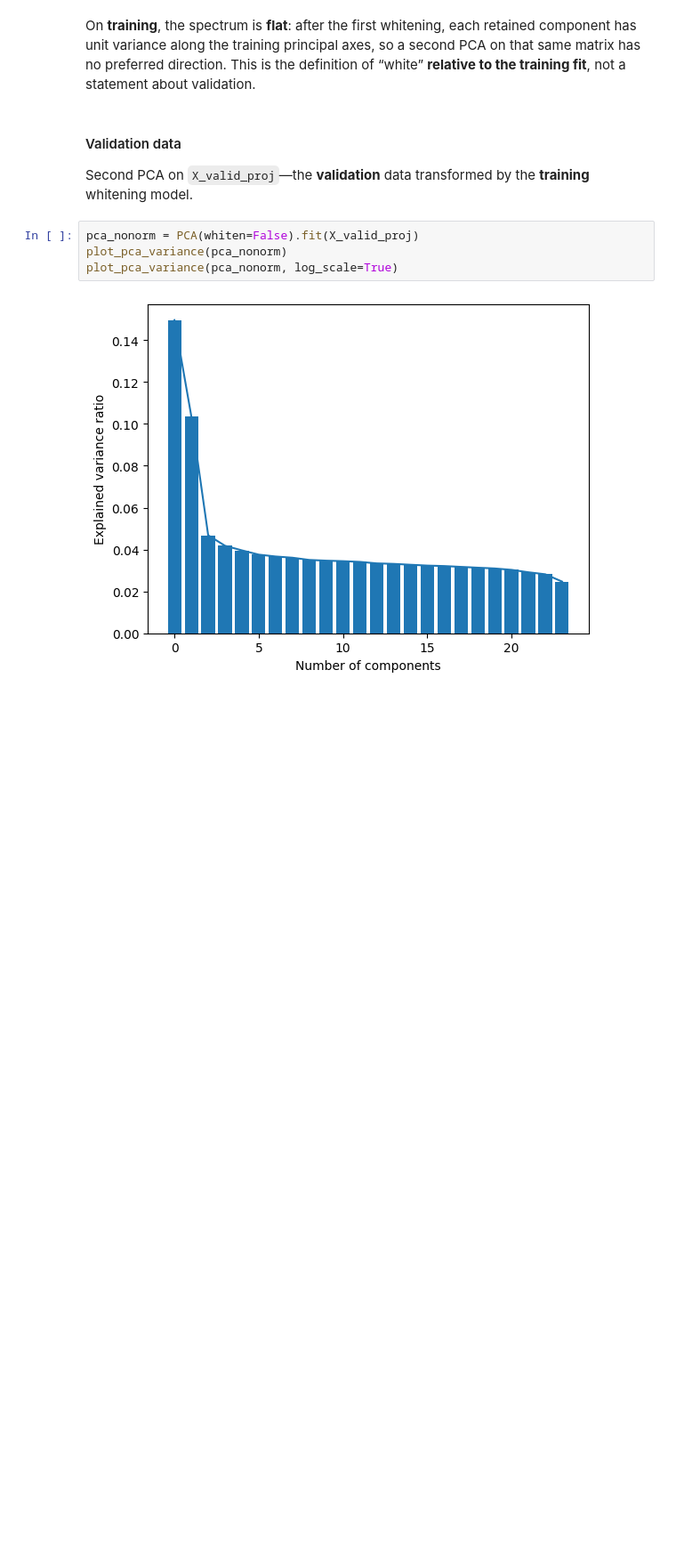
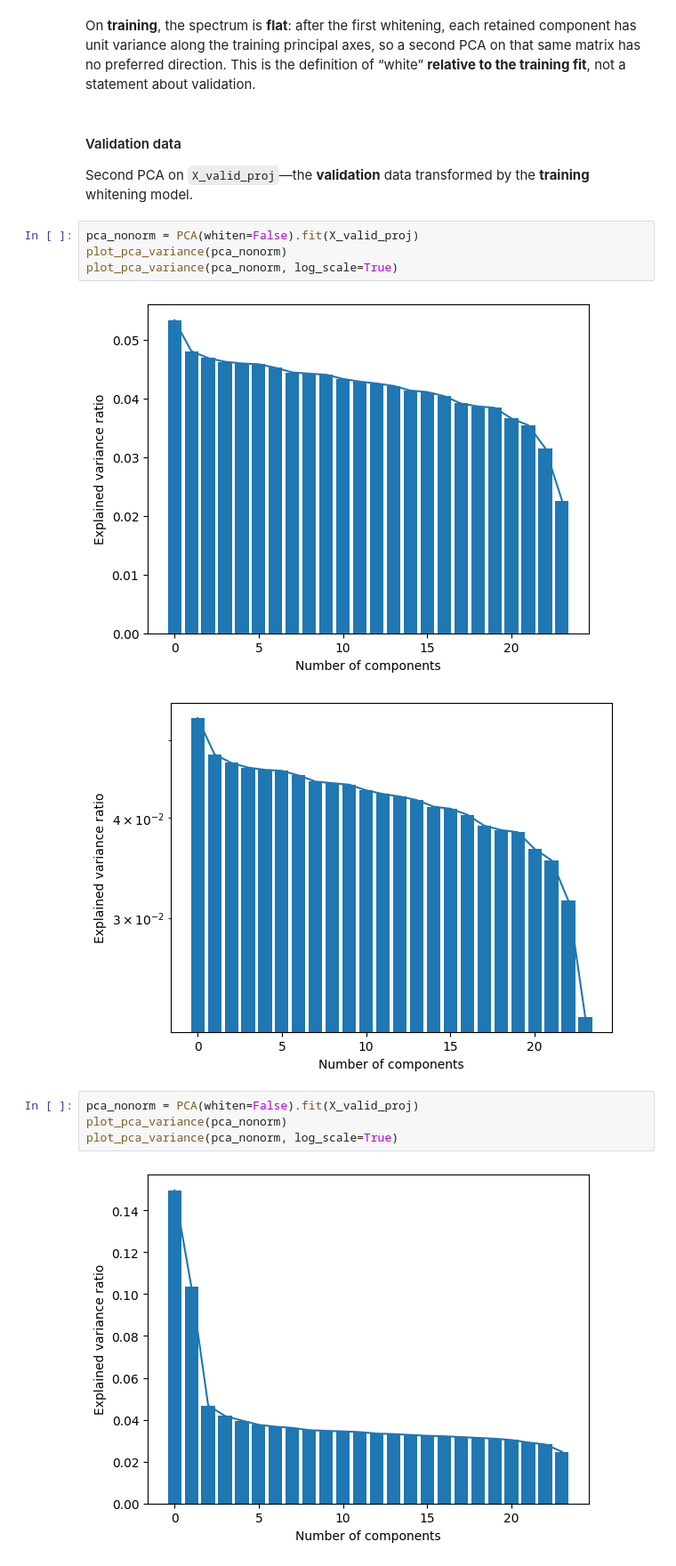
Before and after one commit to Neurosoft-Bioelectronics/auditorydecoding, a Jupyter notebook: notebooks/whitening_exploration.ipynb, the cells around one changed output. Shown at 89% size. Cells and saved outputs as stored; diff of their text form; blank space fills up the shorter version.

```diff
--- a/notebooks/whitening_exploration.ipynb
+++ b/notebooks/whitening_exploration.ipynb
@@ -128,6 +148,13 @@ On **training**, the spectrum is **flat**: after the first whitening, each retai
 #### Validation data
 
 Second PCA on `X_valid_proj`—the **validation** data transformed by the **training** whitening model.
+# %%
+pca_nonorm = PCA(whiten=False).fit(X_valid_proj)
+plot_pca_variance(pca_nonorm)
+plot_pca_variance(pca_nonorm, log_scale=True)
+# %% [output]
+[figure, added]
+[figure, added]
 # %%
 pca_nonorm = PCA(whiten=False).fit(X_valid_proj)
 plot_pca_variance(pca_nonorm)
```
Also changed, not shown: parts of 7 cells of this notebook, 1 other file.
